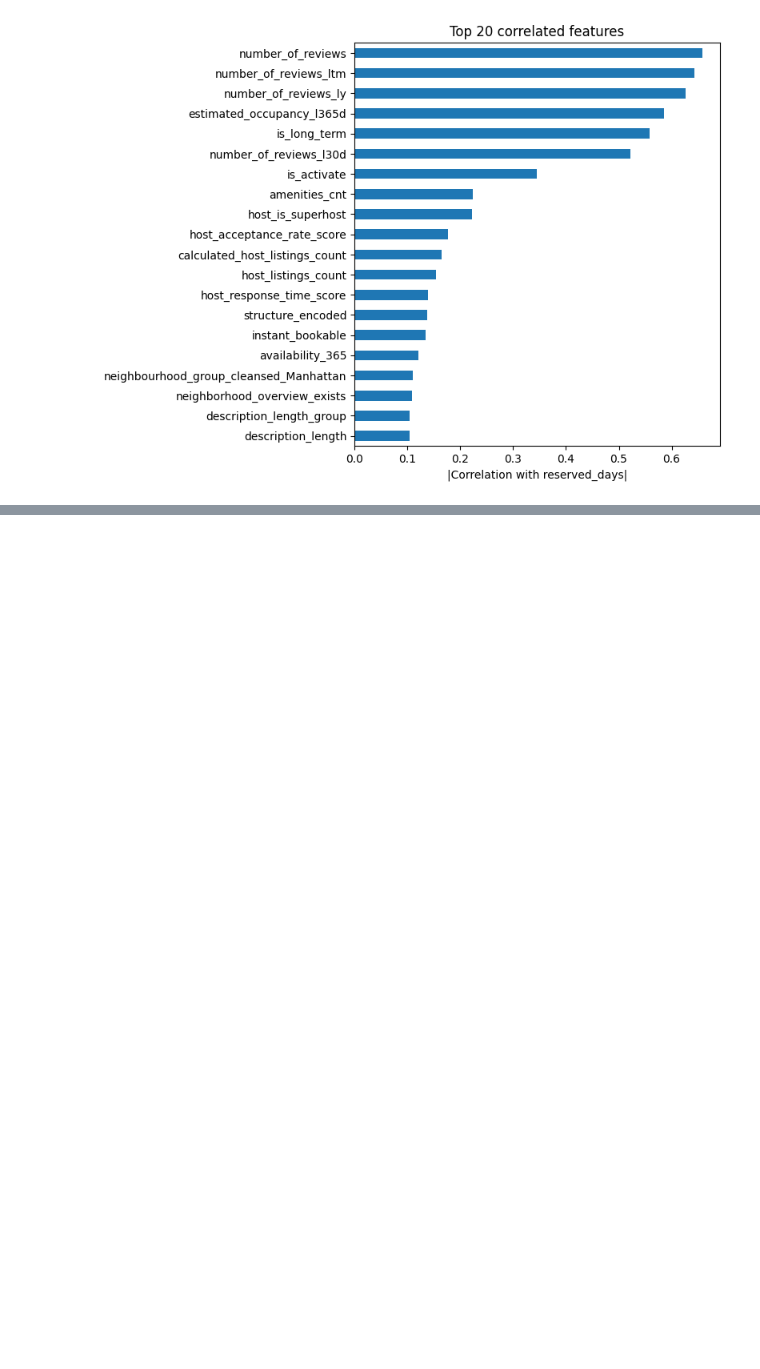
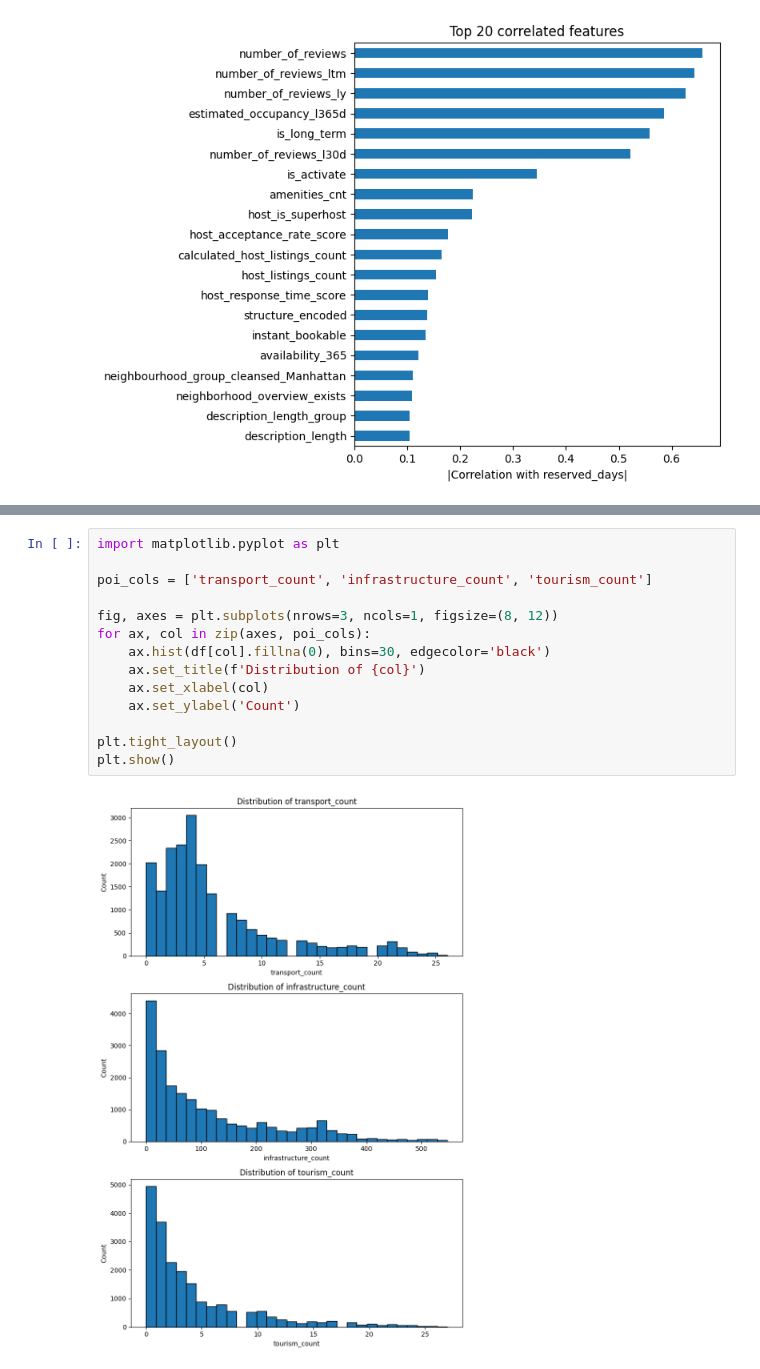
Before and after one commit to jiwon512/advanced_project, a Jupyter notebook: jiwon_project/2.eda/final_reserve_date.ipynb, the cells around one changed output, grey strips where cells are left out. Cells and saved outputs as stored; diff of their text form; blank space fills up the shorter version.

```diff
--- a/jiwon_project/2.eda/final_reserve_date.ipynb
+++ b/jiwon_project/2.eda/final_reserve_date.ipynb
@@ -923 +1078,17 @@ dtype: float64
+# %%
+import matplotlib.pyplot as plt
+
+poi_cols = ['transport_count', 'infrastructure_count', 'tourism_count']
+
+fig, axes = plt.subplots(nrows=3, ncols=1, figsize=(8, 12))
+for ax, col in zip(axes, poi_cols):
+    ax.hist(df[col].fillna(0), bins=30, edgecolor='black')
+    ax.set_title(f'Distribution of {col}')
+    ax.set_xlabel(col)
+    ax.set_ylabel('Count')
+
+plt.tight_layout()
+plt.show()
+# %% [output]
+[figure, added]
 # %%
```
Also changed, not shown: parts of 29 cells of this notebook.
